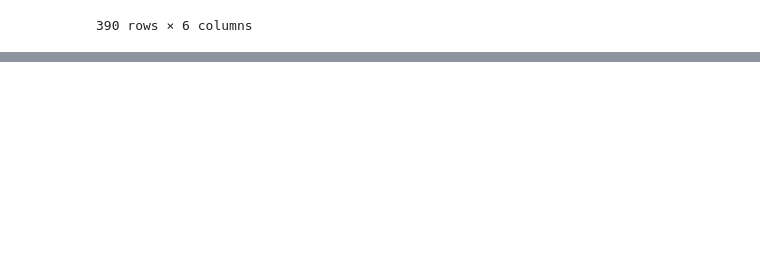
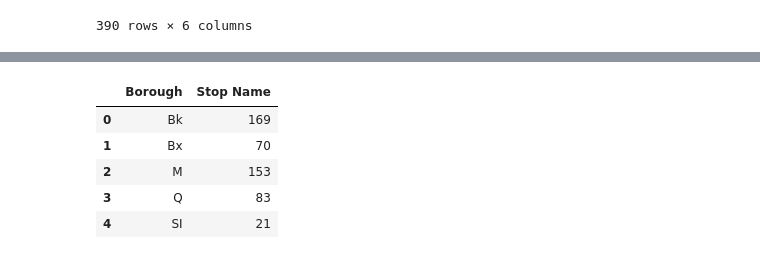
Before and after one commit to michaelrios2015/citi_bike, a Jupyter notebook: project.ipynb, the cells around one changed output, grey strips where cells are left out. Cells and saved outputs as stored; diff of their text form; code cells hidden in the pictures; blank space fills up the shorter version.

```diff
--- a/project.ipynb
+++ b/project.ipynb
@@ -832,0 +637,11 @@ g = sns.catplot(
+# %%
+subway_count = subway.groupby(['Borough']).agg({'Stop Name':'size'}).reset_index()
+
+subway_count
+# %% [output]
+|  | Borough | Stop Name |
+| 0 | Bk | 169 |
+| 1 | Bx | 70 |
+| 2 | M | 153 |
+| 3 | Q | 83 |
+| 4 | SI | 21 |
```
Also changed, not shown: parts of 24 cells of this notebook.
